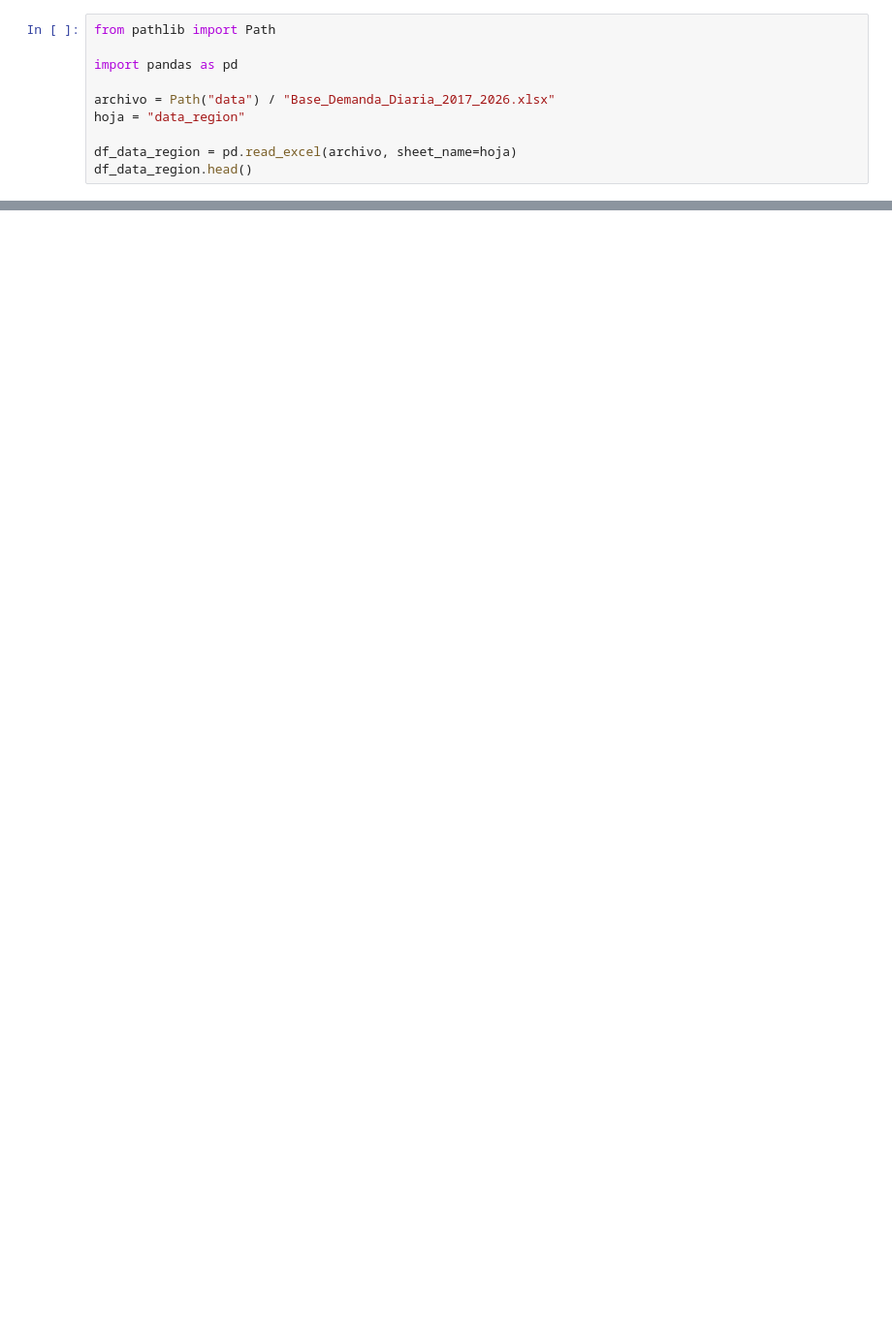
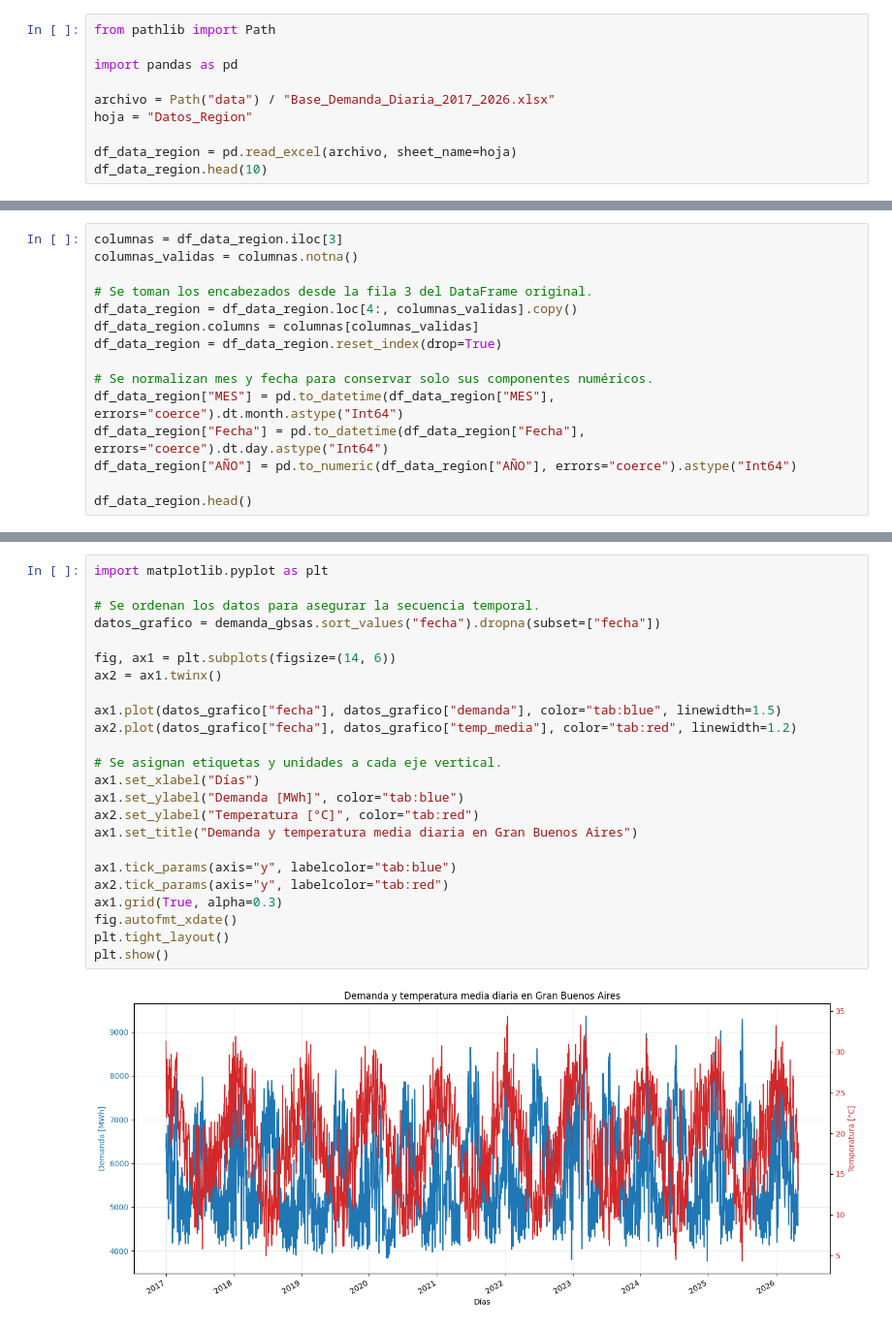
Before and after one commit to joral315/AST1_TF, a Jupyter notebook: notebook_carga_demanda.ipynb, the cells around one changed output, grey strips where cells are left out. Shown at 97% size. Saved outputs shown, nothing was run; the diff lists cells and outputs as text; blank space fills up the shorter version.

Commit message:
Carga y preparación de los datos hecha

```diff
--- a/notebook_carga_demanda.ipynb
+++ b/notebook_carga_demanda.ipynb
@@ -4,8 +19,8 @@ from pathlib import Path
 import pandas as pd
 
 archivo = Path("data") / "Base_Demanda_Diaria_2017_2026.xlsx"
-hoja = "data_region"
+hoja = "Datos_Region"
 
 df_data_region = pd.read_excel(archivo, sheet_name=hoja)
-df_data_region.head()
+df_data_region.head(10)
 # %% [output]
@@ -12,0 +38,15 @@ ImportError: Missing optional dependency 'openpyxl'.  Use pip or conda to instal
+# %%
+columnas = df_data_region.iloc[3]
+columnas_validas = columnas.notna()
+
+# Se toman los encabezados desde la fila 3 del DataFrame original.
+df_data_region = df_data_region.loc[4:, columnas_validas].copy()
+df_data_region.columns = columnas[columnas_validas]
+df_data_region = df_data_region.reset_index(drop=True)
+
+# Se normalizan mes y fecha para conservar solo sus componentes numéricos.
+df_data_region["MES"] = pd.to_datetime(df_data_region["MES"], errors="coerce").dt.month.astype("Int64")
+df_data_region["Fecha"] = pd.to_datetime(df_data_region["Fecha"], errors="coerce").dt.day.astype("Int64")
+df_data_region["AÑO"] = pd.to_numeric(df_data_region["AÑO"], errors="coerce").astype("Int64")
+
+df_data_region.head()
@@ -12,0 +90,26 @@ ImportError: Missing optional dependency 'openpyxl'.  Use pip or conda to instal
+# %%
+import matplotlib.pyplot as plt
+
+# Se ordenan los datos para asegurar la secuencia temporal.
+datos_grafico = demanda_gbsas.sort_values("fecha").dropna(subset=["fecha"])
+
+fig, ax1 = plt.subplots(figsize=(14, 6))
+ax2 = ax1.twinx()
+
+ax1.plot(datos_grafico["fecha"], datos_grafico["demanda"], color="tab:blue", linewidth=1.5)
+ax2.plot(datos_grafico["fecha"], datos_grafico["temp_media"], color="tab:red", linewidth=1.2)
+
+# Se asignan etiquetas y unidades a cada eje vertical.
+ax1.set_xlabel("Días")
+ax1.set_ylabel("Demanda [MWh]", color="tab:blue")
+ax2.set_ylabel("Temperatura [°C]", color="tab:red")
+ax1.set_title("Demanda y temperatura media diaria en Gran Buenos Aires")
+
+ax1.tick_params(axis="y", labelcolor="tab:blue")
+ax2.tick_params(axis="y", labelcolor="tab:red")
+ax1.grid(True, alpha=0.3)
+fig.autofmt_xdate()
+plt.tight_layout()
+plt.show()
+# %% [output]
+[figure, added]
```
Also changed, not shown: parts of 5 cells of this notebook, 1 other file.
